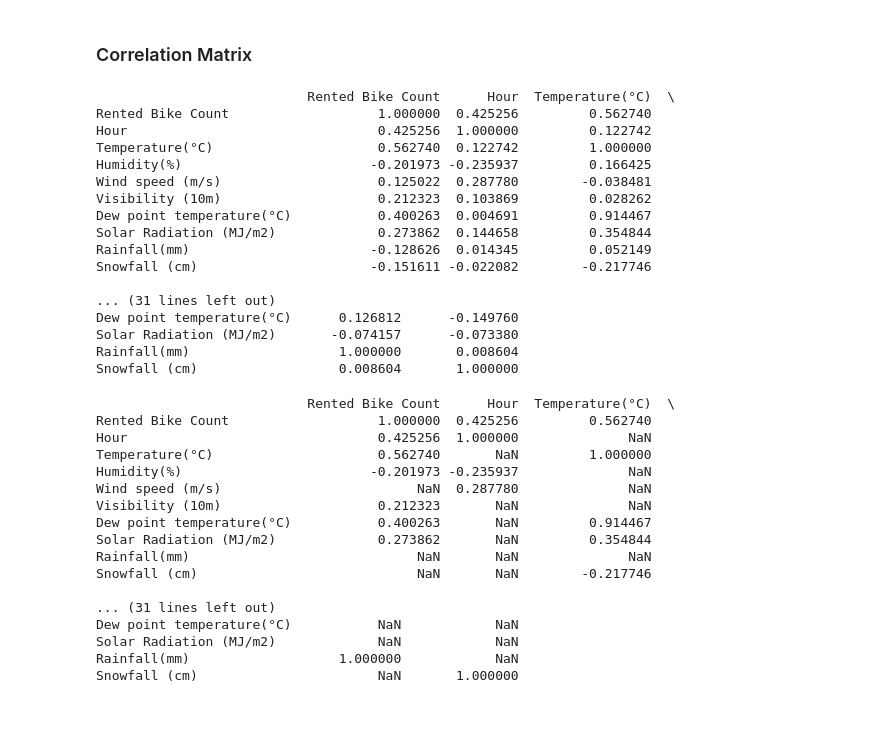
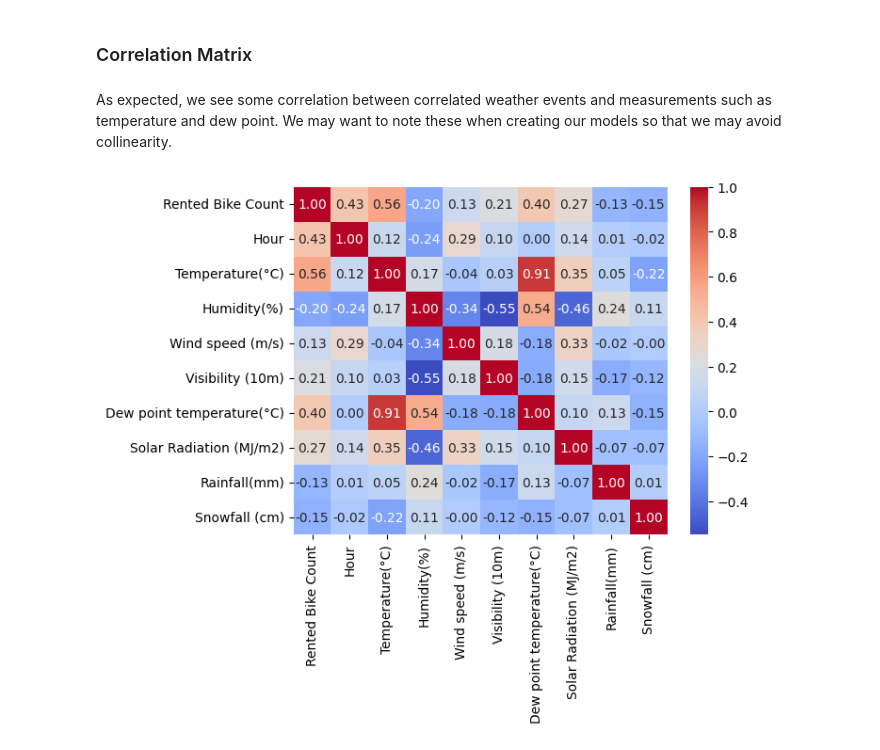
Before and after one commit to nelischalich/CS584-Seoul-Bike-Sharing, a Jupyter notebook: Initial_EDA.ipynb, the cells around one changed output. Cells and saved outputs as stored; diff of their text form; code cells hidden in the pictures; blank space fills up the shorter version.

```diff
--- a/Initial_EDA.ipynb
+++ b/Initial_EDA.ipynb
@@ -137,49 +146,17 @@ for seas in seasons:
 [figure]
 # %% [markdown]
 ### Correlation Matrix
+# %% [markdown]
+As expected, we see some correlation between correlated weather events and measurements such as temperature and dew point. We may want to note these when creating our models so that we may avoid collinearity.
 # %%
-# Compute the correlation matrix
+# creating corr matrix
 non_numeric_cols = ["Date", "Holiday","Functioning Day", "Seasons"]
 correlation_matrix = df[df['Functioning Day'] == "Yes"].drop(columns=non_numeric_cols).corr()
-# Display the correlation matrix
-print(correlation_matrix)
-# %% [output]
-                           Rented Bike Count      Hour  Temperature(°C)  \
-Rented Bike Count                   1.000000  0.425256         0.562740
-Hour                                0.425256  1.000000         0.122742
-Temperature(°C)                     0.562740  0.122742         1.000000
-Humidity(%)                        -0.201973 -0.235937         0.166425
-Wind speed (m/s)                    0.125022  0.287780        -0.038481
-Visibility (10m)                    0.212323  0.103869         0.028262
-Dew point temperature(°C)           0.400263  0.004691         0.914467
-Solar Radiation (MJ/m2)             0.273862  0.144658         0.354844
-Rainfall(mm)                       -0.128626  0.014345         0.052149
-Snowfall (cm)                      -0.151611 -0.022082        -0.217746
-
-... (31 lines left out)
-Dew point temperature(°C)      0.126812      -0.149760
-Solar Radiation (MJ/m2)       -0.074157      -0.073380
-Rainfall(mm)                   1.000000       0.008604
-Snowfall (cm)                  0.008604       1.000000
-# %%
-filtered_correlations = correlation_matrix[(correlation_matrix > 0.2) | (correlation_matrix < -0.2)]
-
-print(filtered_correlations)
-# %% [output]
-                           Rented Bike Count      Hour  Temperature(°C)  \
-Rented Bike Count                   1.000000  0.425256         0.562740
-Hour                                0.425256  1.000000              NaN
-Temperature(°C)                     0.562740       NaN         1.000000
-Humidity(%)                        -0.201973 -0.235937              NaN
-Wind speed (m/s)                         NaN  0.287780              NaN
-Visibility (10m)                    0.212323       NaN              NaN
-Dew point temperature(°C)           0.400263       NaN         0.914467
-Solar Radiation (MJ/m2)             0.273862       NaN         0.354844
-Rainfall(mm)                             NaN       NaN              NaN
-Snowfall (cm)                            NaN       NaN        -0.217746
-
-... (31 lines left out)
-Dew point temperature(°C)           NaN            NaN
-Solar Radiation (MJ/m2)             NaN            NaN
-Rainfall(mm)                   1.000000            NaN
-Snowfall (cm)                       NaN       1.000000
+# %%
+import seaborn as sns
+
+# create heatmap from corr matrix for better visualisation
+sns.heatmap(correlation_matrix, annot=True, cmap='coolwarm', fmt=".2f")
+plt.show()
+# %% [output]
+[figure, added]
```
Also changed, not shown: parts of 5 cells of this notebook.
